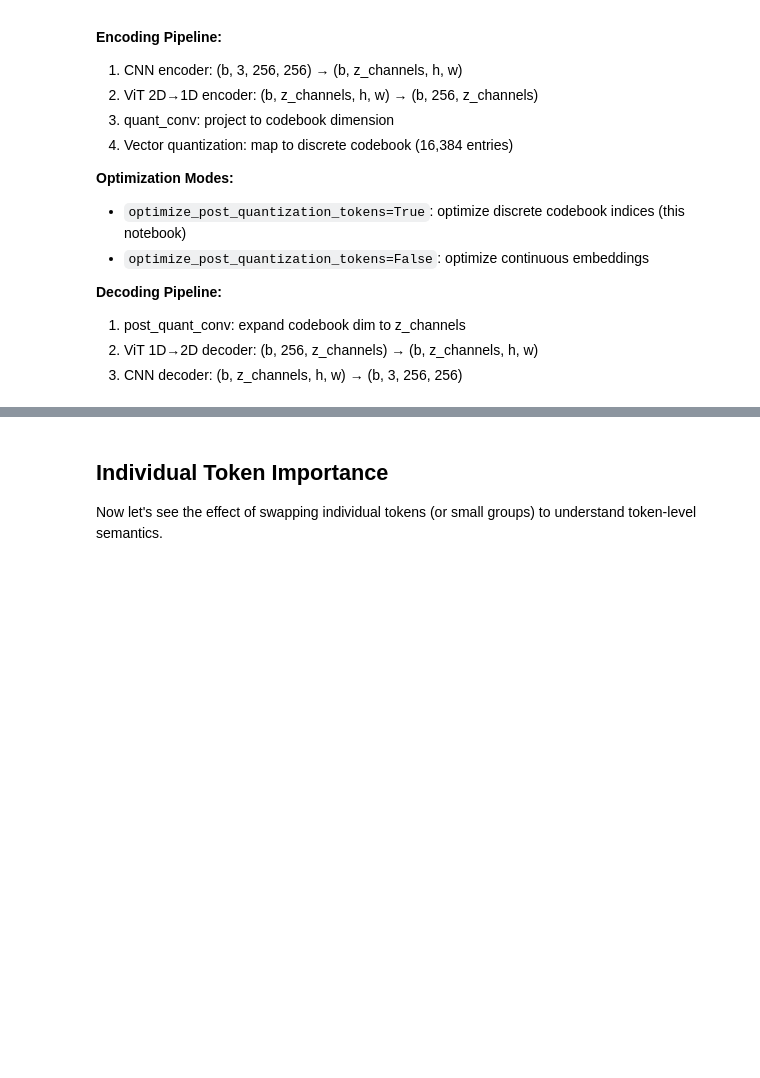
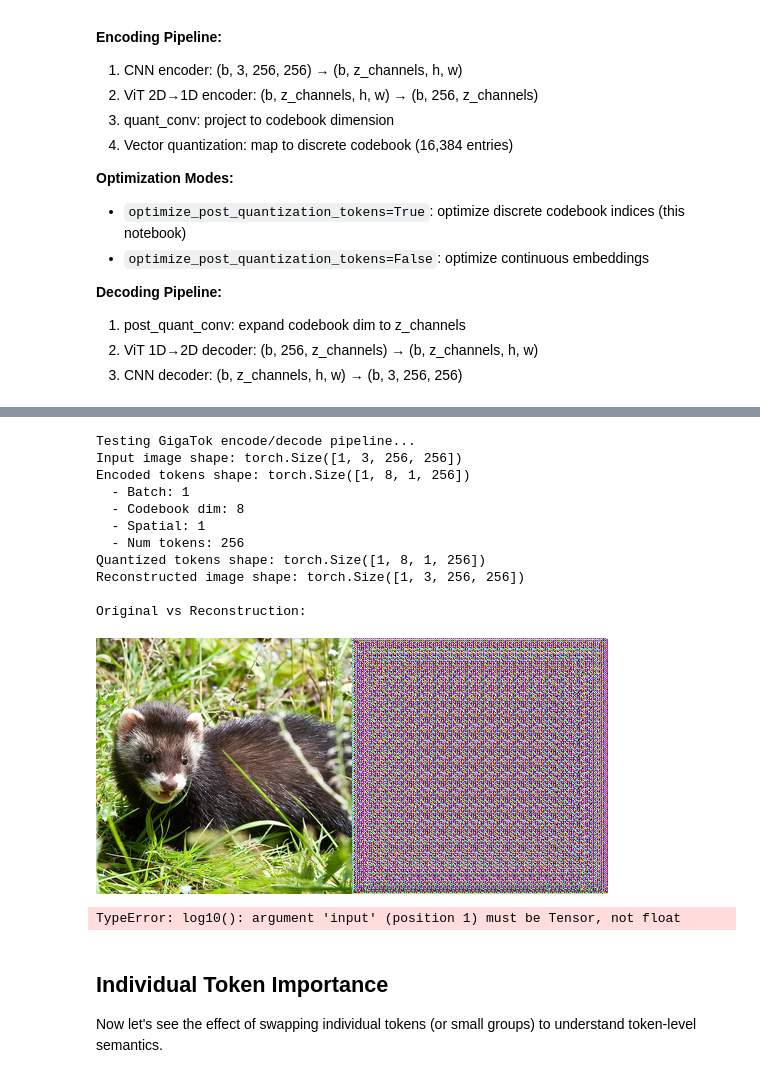
Before and after one commit to sbeeredd04/sandbox, a Jupyter notebook: token-opt/notebooks/clip_opt_gigatok.ipynb, the cells around one changed output, grey strips where cells are left out. Cells and saved outputs as stored; diff of their text form; code cells hidden in the pictures; blank space fills up the shorter version.

Commit message:
feat: Enhance CLIP optimization notebook with execution counts and detailed outputs; improve GigaTokWrapper for automatic checkpoint downloading and validation

```diff
--- a/token-opt/notebooks/clip_opt_gigatok.ipynb
+++ b/token-opt/notebooks/clip_opt_gigatok.ipynb
@@ -181,34 +192,48 @@ test_img = load_img("ILSVRC2012_val_00008636.png", device)
 print("Testing GigaTok encode/decode pipeline...")
 print(f"Input image shape: {test_img.shape}")
 
 with torch.no_grad():
     # Encode image to tokens
     tokens = tto.titok.encode(test_img)
     print(f"Encoded tokens shape: {tokens.shape}")
     print(f"  - Batch: {tokens.shape[0]}")
     print(f"  - Codebook dim: {tokens.shape[1]}")
     print(f"  - Spatial: {tokens.shape[2]}")
     print(f"  - Num tokens: {tokens.shape[3]}")
 
     # Quantize tokens (discrete codebook)
     tokens_q, vq_info = tto.titok.quantize(tokens)
     print(f"Quantized tokens shape: {tokens_q.shape}")
 
     # Decode back to image
     reconstructed = tto.titok.decode(tokens_q)
     print(f"Reconstructed image shape: {reconstructed.shape}")
 
 # Display original and reconstruction
 print("\nOriginal vs Reconstruction:")
 display_image(test_img, reconstructed)
 
 # Calculate reconstruction error
 mse = torch.mean((test_img - reconstructed) ** 2).item()
-psnr = 10 * torch.log10(1.0 / mse).item() if mse > 0 else float('inf')
+psnr = 10 * torch.log10(torch.tensor(1.0 / mse)).item() if mse > 0 else float('inf')
 print(f"\nReconstruction Quality:")
 print(f"  MSE: {mse:.6f}")
 print(f"  PSNR: {psnr:.2f} dB")
 print(f"\n✓ GigaTok reconstruction test complete!")
+# %% [output]
+Testing GigaTok encode/decode pipeline...
+Input image shape: torch.Size([1, 3, 256, 256])
+Encoded tokens shape: torch.Size([1, 8, 1, 256])
+  - Batch: 1
+  - Codebook dim: 8
+  - Spatial: 1
+  - Num tokens: 256
+Quantized tokens shape: torch.Size([1, 8, 1, 256])
+Reconstructed image shape: torch.Size([1, 3, 256, 256])
+
+Original vs Reconstruction:
+[figure, added]
+TypeError: log10(): argument 'input' (position 1) must be Tensor, not float
 # %%
 # Test reconstruction on multiple images (optional)
 test_images = [
```
Also changed, not shown: parts of 6 cells of this notebook, 1 other file.
